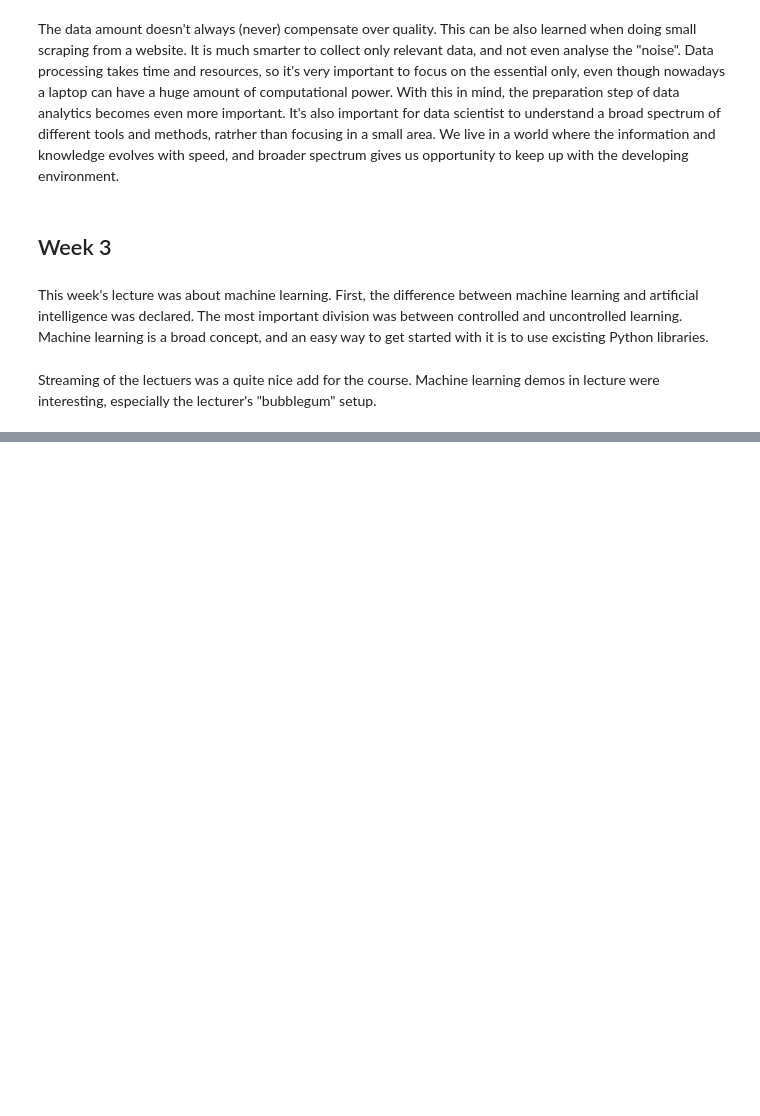
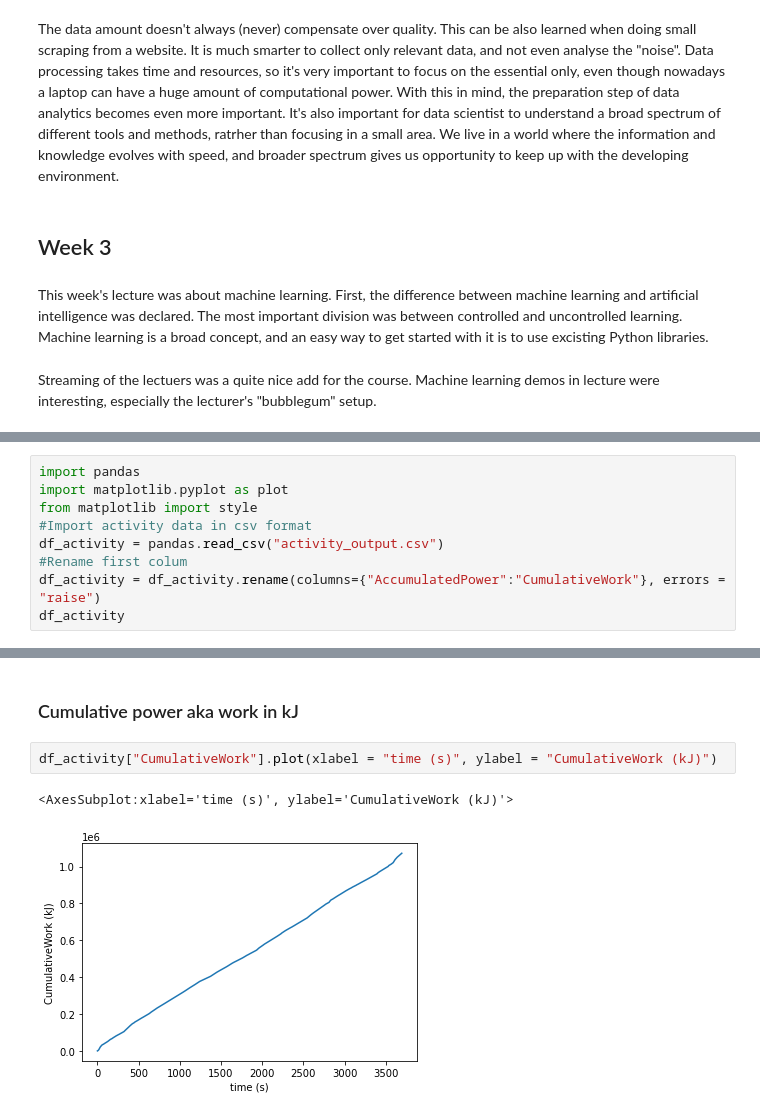
Before and after one commit to htaim/JODA2022, a Jupyter notebook: Oppimispaivakirja.ipynb, the cells around one changed output, grey strips where cells are left out. Saved outputs shown, nothing was run; the diff lists cells and outputs as text; blank space fills up the shorter version.

```diff
--- a/Oppimispaivakirja.ipynb
+++ b/Oppimispaivakirja.ipynb
@@ -184,0 +184,9 @@ Streaming of the lectuers was a quite nice add for the course. Machine learning
+# %%
+import pandas
+import matplotlib.pyplot as plot
+from matplotlib import style
+#Import activity data in csv format
+df_activity = pandas.read_csv("activity_output.csv")
+#Rename first colum
+df_activity = df_activity.rename(columns={"AccumulatedPower":"CumulativeWork"}, errors = "raise")
+df_activity
@@ -184,0 +207,7 @@ Streaming of the lectuers was a quite nice add for the course. Machine learning
+# %% [markdown]
+### Cumulative power aka work in kJ
+# %%
+df_activity["CumulativeWork"].plot(xlabel = "time (s)", ylabel = "CumulativeWork (kJ)")
+# %% [output]
+<AxesSubplot:xlabel='time (s)', ylabel='CumulativeWork (kJ)'>
+[figure, added]
```
Also changed, not shown: parts of 8 cells of this notebook, 1 other file.
